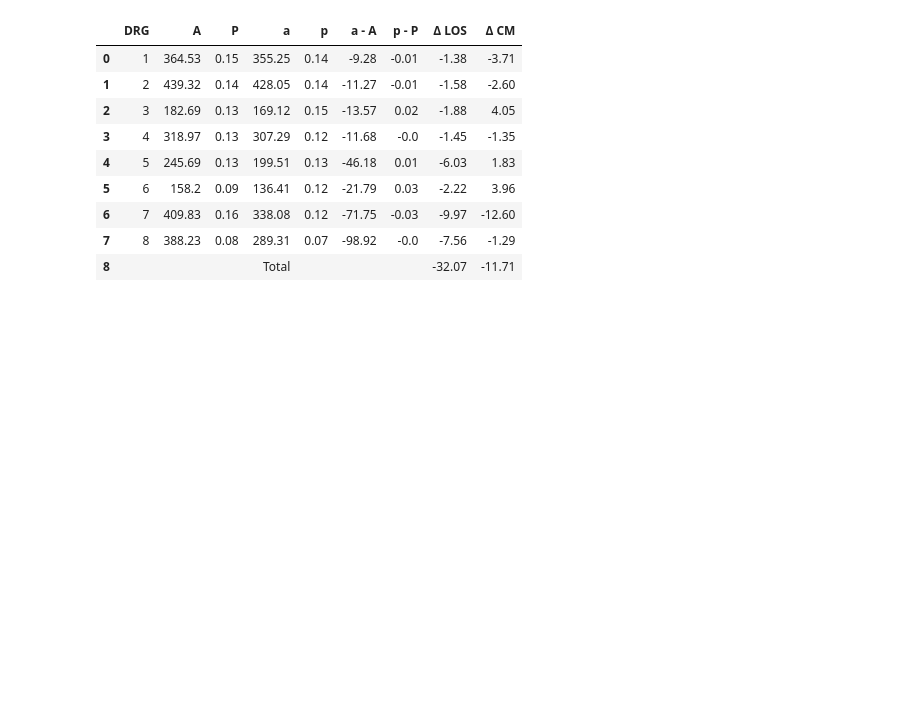
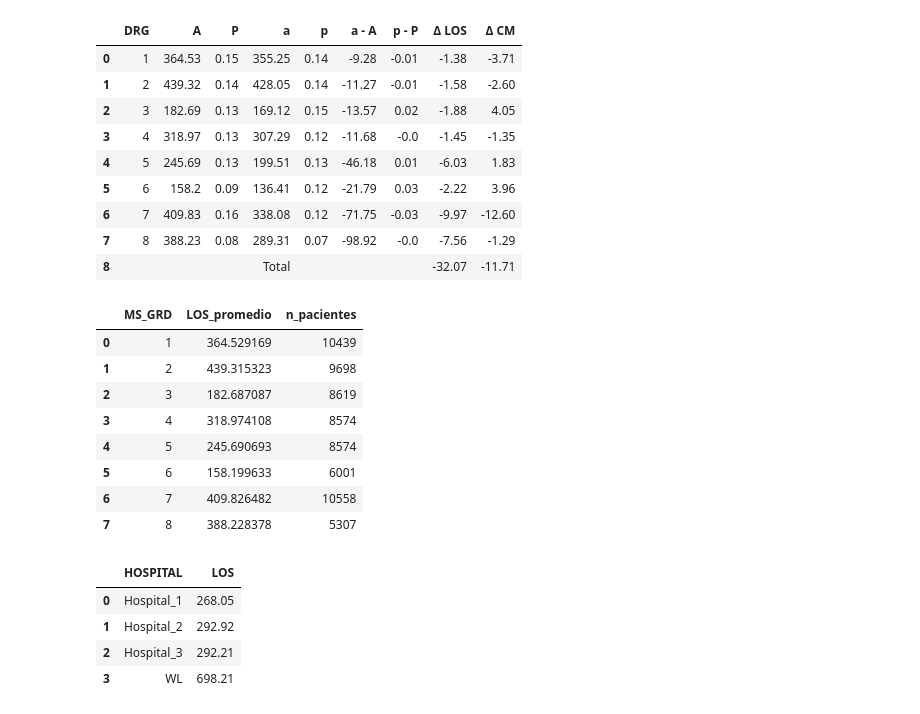
Before and after one commit to franfonte/Capstone, a Jupyter notebook: simulacion/0. codigo simulación/analisis_resultados_informe.ipynb, the cells around one changed output. Saved outputs shown, nothing was run; the diff lists cells and outputs as text; code cells hidden in the pictures; blank space fills up the shorter version.

Commit message:
Actualizado para julian

```diff
--- a/simulacion/0. codigo simulación/analisis_resultados_informe.ipynb
+++ b/simulacion/0. codigo simulación/analisis_resultados_informe.ipynb
@@ -318,3 +318,48 @@ df_comparacion
 | 6 | 7 | 409.83 | 0.16 | 338.08 | 0.12 | -71.75 | -0.03 | -9.97 | -12.60 |
 | 7 | 8 | 388.23 | 0.08 | 289.31 | 0.07 | -98.92 | -0.0 | -7.56 | -1.29 |
 | 8 |  |  |  | Total |  |  |  | -32.07 | -11.71 |
+# %%
+path_actual = path_base_detallado
+df = pd.read_csv(path_actual)
+
+df["LOS"] = df["TF"] - df["TI"]
+# Filtrar rango de TI
+df = df[(df['TI'] >= 10000) & (df['TF'] <= 40000)]
+df_filtrado = df[~df['UNIDAD'].str.contains('WL', na=False)]
+ids_con_ps = df_filtrado[df_filtrado['UNIDAD'].str.contains('PS', na=False)]['ID'].unique()
+df_filtrado = df_filtrado[~df_filtrado['ID'].isin(ids_con_ps)]
+df_paciente = df_filtrado.groupby(['ID', 'MS_GRD'], as_index=False)['LOS'].sum()
+
+resumen = df_paciente.groupby('MS_GRD').agg(
+    LOS_promedio=('LOS', 'mean'),
+    n_pacientes=('ID', 'count')
+).reset_index()
+
+display(resumen)
+
+df = pd.read_csv(path_actual)
+df["LOS"] = df["TF"] - df["TI"]
+# Filtrar rango de TI
+df = df[(df['TI'] >= 10000) & (df['TF'] <= 40000)]
+df_filtrado = df
+ids_con_ps = df_filtrado[df_filtrado['UNIDAD'].str.contains('PS', na=False)]['ID'].unique()
+df_filtrado = df_filtrado[~df_filtrado['ID'].isin(ids_con_ps)]
+df_hospital = df_filtrado.groupby(['HOSPITAL', 'ID'], as_index=False)['LOS'].sum()
+df_hospital = df_hospital.groupby('HOSPITAL', as_index=False)['LOS'].mean().round(2)
+
+display(df_hospital)
+# %% [output]
+|  | MS_GRD | LOS_promedio | n_pacientes |
+| 0 | 1 | 364.529169 | 10439 |
+| 1 | 2 | 439.315323 | 9698 |
+| 2 | 3 | 182.687087 | 8619 |
+| 3 | 4 | 318.974108 | 8574 |
+| 4 | 5 | 245.690693 | 8574 |
+| 5 | 6 | 158.199633 | 6001 |
+| 6 | 7 | 409.826482 | 10558 |
+| 7 | 8 | 388.228378 | 5307 |
+|  | HOSPITAL | LOS |
+| 0 | Hospital_1 | 268.05 |
+| 1 | Hospital_2 | 292.92 |
+| 2 | Hospital_3 | 292.21 |
+| 3 | WL | 698.21 |
```
Also changed, not shown: 3 other files.
